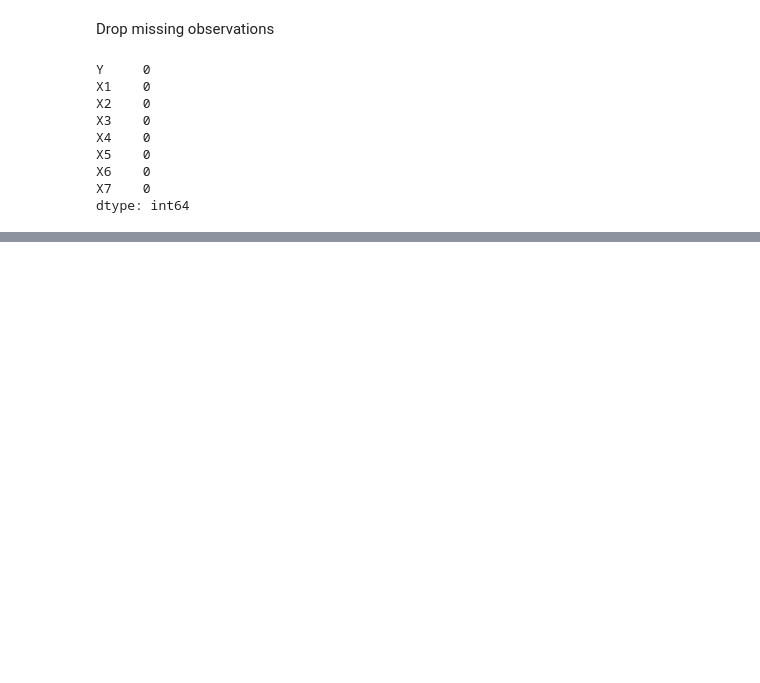
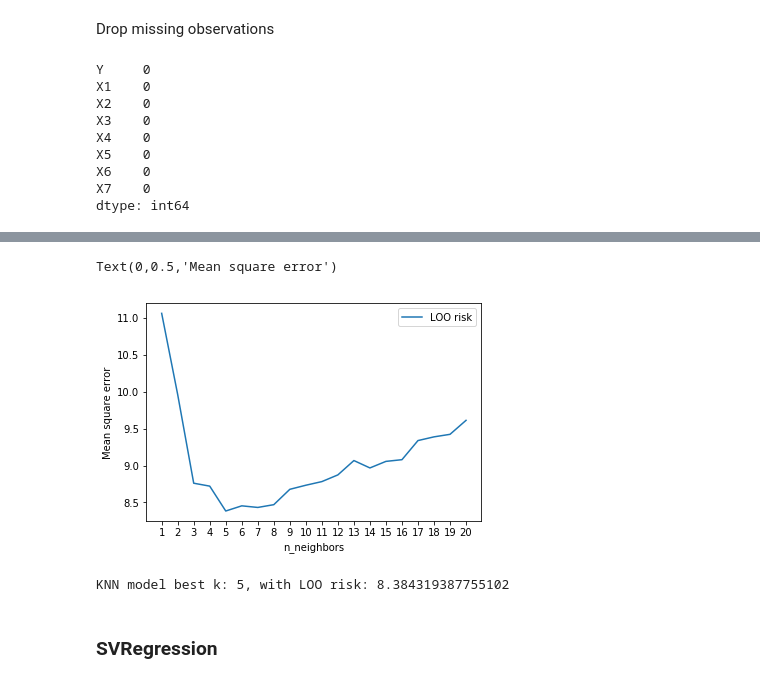
Before and after one commit to guozhenli/DavisSML, a Jupyter notebook: homeworks/hw1/hw1.ipynb, the cells around one changed output, grey strips where cells are left out. Drawn from its saved outputs; the diff is of its cells as text; code cells hidden in the pictures; blank space fills up the shorter version.

```diff
--- a/homeworks/hw1/hw1.ipynb
+++ b/homeworks/hw1/hw1.ipynb
@@ -236,0 +308,20 @@ X.shape
+# %%
+ks = range(1, 21)
+knn_loo = [loo_risk(X, y, knn.set_params(n_neighbors=k)) for k in ks]
+# %%
+plt.plot(ks, knn_loo, label='LOO risk')
+plt.legend()
+plt.xticks(ks)
+plt.xlabel('n_neighbors')
+plt.ylabel('Mean square error')
+# %% [output]
+Text(0,0.5,'Mean square error')
+[figure, added]
+# %%
+best_k = ks[np.argmin(knn_loo)]
+knn.set_params(n_neighbors=best_k)
+print('KNN model best k: {}, with LOO risk: {}'.format(best_k, np.min(knn_loo)))
+# %% [output]
+KNN model best k: 5, with LOO risk: 8.384319387755102
+# %% [markdown]
+### SVRegression
```
Also changed, not shown: parts of 39 cells of this notebook, 4 other files.
